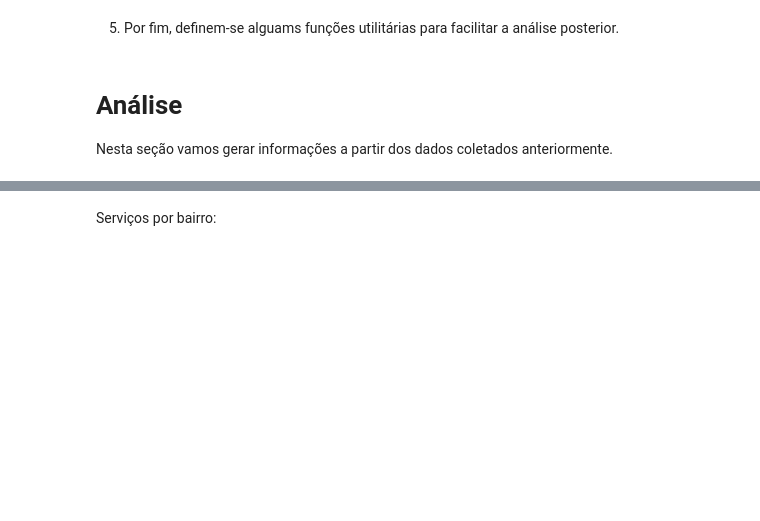
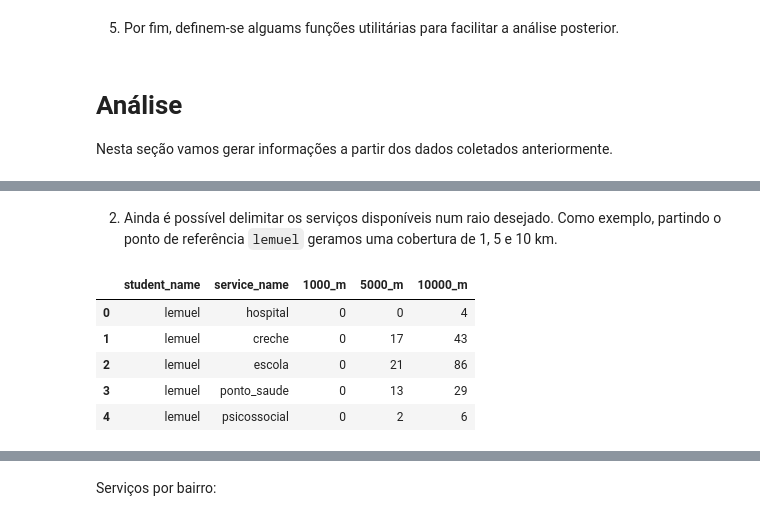
Before and after one commit to lemuel-manske/city-block, a Jupyter notebook: city.ipynb, the cells around one changed output, grey strips where cells are left out. Saved outputs shown, nothing was run; the diff lists cells and outputs as text; code cells hidden in the pictures; blank space fills up the shorter version.

Commit message:
dataframe of services nearby

```diff
--- a/city.ipynb
+++ b/city.ipynb
@@ -462,0 +426,51 @@ m
+# %% [markdown]
+2. Ainda é possível delimitar os serviços disponíveis num raio desejado. Como exemplo, partindo o ponto de referência `lemuel` geramos uma cobertura de 1, 5 e 10 km.
+# %%
+distances = [
+    1000,
+    5000,
+    10000
+]
+# %%
+student_name = 'lemuel'
+
+data = []
+
+for service in ALL_SERVICE_TAGS:
+  service_data = {
+    'student_name': student_name,
+    'service_name': service
+  }
+
+  student_node_id = get_student_node_id(student_name)
+
+  service_nodes = get_labeled_nodes(service)
+
+  for distance in distances:
+    count = 0
+
+    for _, node in service_nodes.iterrows():
+      target_node_id = node.name
+
+      try:
+        dist = nx.shortest_path_length(G, source=student_node_id, target=target_node_id, weight='length')
+
+        if dist <= distance:
+          count += 1
+      except nx.NetworkXNoPath:
+        pass
+
+    service_data[f'{distance}_m'] = count
+
+  data.append(service_data)
+
+df_nearby_services = pd.DataFrame(data)
+
+df_nearby_services
+# %% [output]
+|  | student_name | service_name | 1000_m | 5000_m | 10000_m |
+| 0 | lemuel | hospital | 0 | 0 | 4 |
+| 1 | lemuel | creche | 0 | 17 | 43 |
+| 2 | lemuel | escola | 0 | 21 | 86 |
+| 3 | lemuel | ponto_saude | 0 | 13 | 29 |
+| 4 | lemuel | psicossocial | 0 | 2 | 6 |
```
Also changed, not shown: parts of 8 cells of this notebook.
